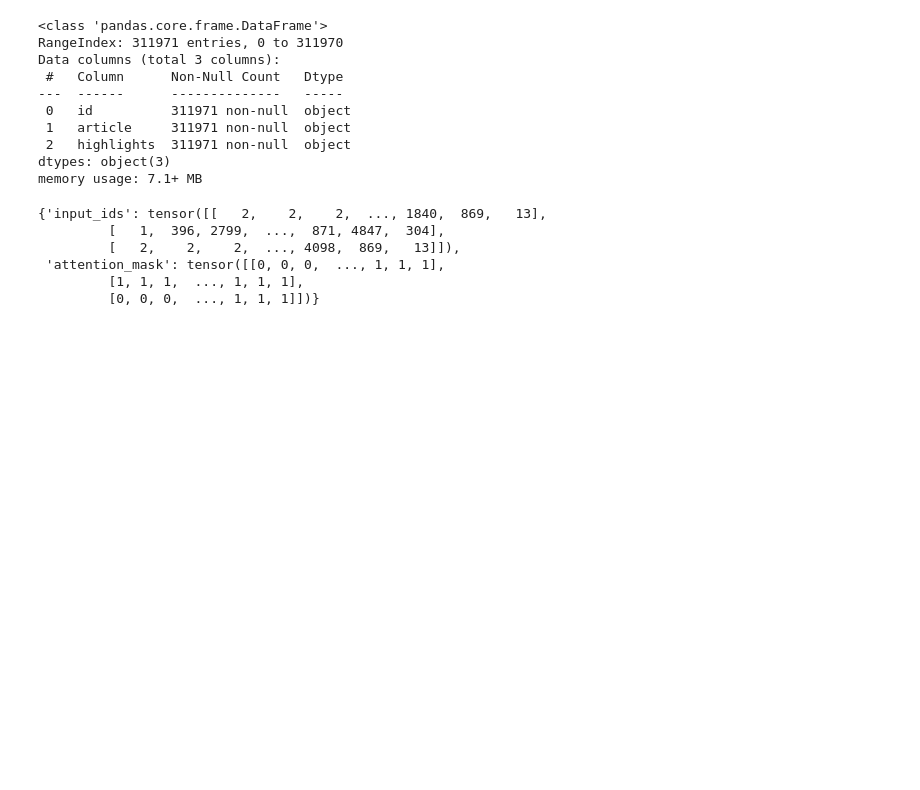
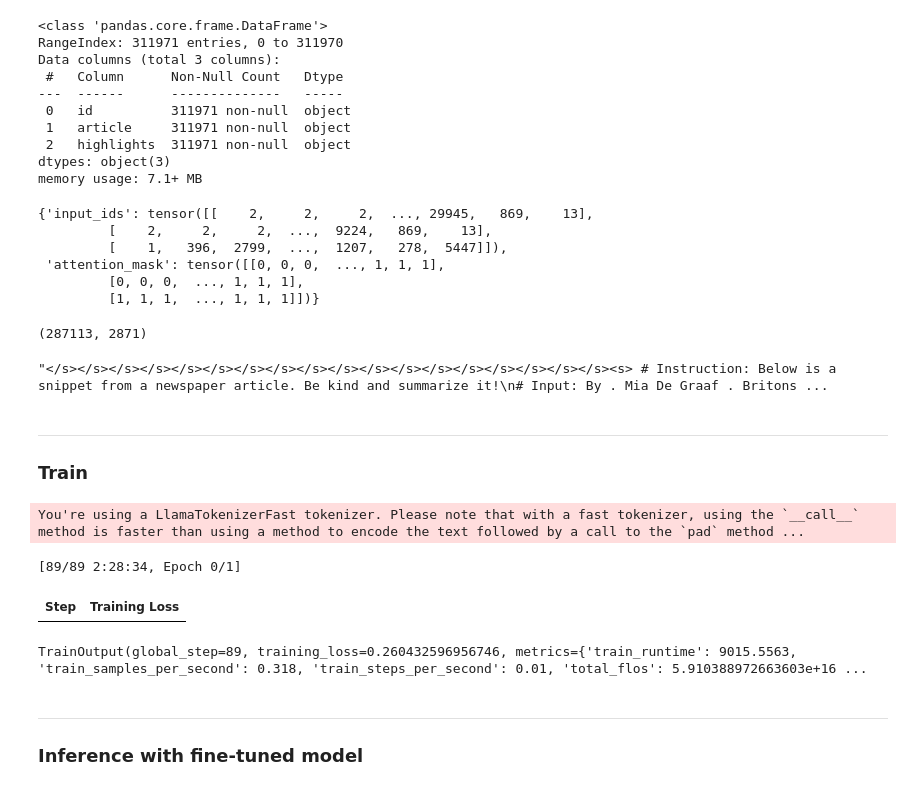
Before and after one commit to tkra90/nlp, a Jupyter notebook: notebooks/02-llama2-custom-summary.ipynb, the cells around one changed output. Cells and saved outputs as stored; diff of their text form; code cells hidden in the pictures; blank space fills up the shorter version.

Commit message:
llama2 training + inference

```diff
--- a/notebooks/02-llama2-custom-summary.ipynb
+++ b/notebooks/02-llama2-custom-summary.ipynb
@@ -356,10 +353,10 @@ class SummarizationDataset(Dataset):
         summary = self.text_cleaning(self.data.iloc[index]["highlights"])
         txt = self.generate_train_prompt(article, summary)
         txt = self.tokenizer(txt, truncation=True, max_length=self.max_input_length, padding="max_length")
-        # return txt
-        return {"article": article,
-                "summary": summary,
-                "text": txt}
+        return txt
+#         return {"article": article,
+#                 "summary": summary,
+#                 "text": txt}
 # %%
 train_dataset = SummarizationDataset(train_df, tkn)
 # %%
@@ -383,9 +380,54 @@ train_loader = DataLoader(train_dataset, batch_size=3, shuffle=True, collate_fn=
 batch = next(iter(train_loader))
 batch
 # %% [output]
-{'input_ids': tensor([[   2,    2,    2,  ..., 1840,  869,   13],
-         [   1,  396, 2799,  ...,  871, 4847,  304],
-         [   2,    2,    2,  ..., 4098,  869,   13]]),
+{'input_ids': tensor([[    2,     2,     2,  ..., 29945,   869,    13],
+         [    2,     2,     2,  ...,  9224,   869,    13],
+         [    1,   396,  2799,  ...,  1207,   278,  5447]]),
  'attention_mask': tensor([[0, 0, 0,  ..., 1, 1, 1],
-         [1, 1, 1,  ..., 1, 1, 1],
-         [0, 0, 0,  ..., 1, 1, 1]])}
+         [0, 0, 0,  ..., 1, 1, 1],
+         [1, 1, 1,  ..., 1, 1, 1]])}
+# %%
+# Slice the DataFrame to obtain 1% of the data, original is too big for demo training
+subset_data = train_df.sample(frac=0.01, random_state=42)
+
+train_dset = SummarizationDataset(subset_data, tkn)
+
+len(train_dataset), len(train_dset)
+# %% [output]
+(287113, 2871)
+# %%
+instruction_plus_input_txt = tkn.decode(train_dset[0]['input_ids'])[:3908]
+instruction_plus_input_txt
+# %% [output]
+"</s></s></s></s></s></s></s></s></s></s></s></s></s></s></s></s></s></s><s> # Instruction: Below is a snippet from a newspaper article. Be kind and summarize it!\n# Input: By . Mia De Graaf . Britons ...
+# %% [markdown]
+***
+### Train
+# %%
+training_args = TrainingArguments(
+    per_device_train_batch_size=8,
+    gradient_accumulation_steps=4,
+    fp16=True,
+    learning_rate=1e-4,
+    num_train_epochs=1,
+    output_dir='llam2_summary',
+    optim="paged_adamw_8bit",
+    lr_scheduler_type="cosine",
+    warmup_ratio=0.05,
+    report_to="none"
+)
+
+trainer = Trainer(
+    model=qmodel,
+    train_dataset=train_dset,
+    args=training_args,
+    data_collator=DataCollatorForLanguageModeling(tkn, mlm=False) #collate_stuff
+)
+qmodel.config.use_cache = False
+
+trainer.train()
+# %% [output]
+You're using a LlamaTokenizerFast tokenizer. Please note that with a fast tokenizer, using the `__call__` method is faster than using a method to encode the text followed by a call to the `pad` method ...
+[89/89 2:28:34, Epoch 0/1]
+| Step | Training Loss |
+TrainOutput(global_step=89, training_loss=0.260432596956746, metrics={'train_runtime': 9015.5563, 'train_samples_per_second': 0.318, 'train_steps_per_second': 0.01, 'total_flos': 5.910388972663603e+16 ...
@@ -391,0 +436,3 @@ batch
+# %% [markdown]
+***
+### Inference with fine-tuned model
```
Also changed, not shown: parts of 14 cells of this notebook.
